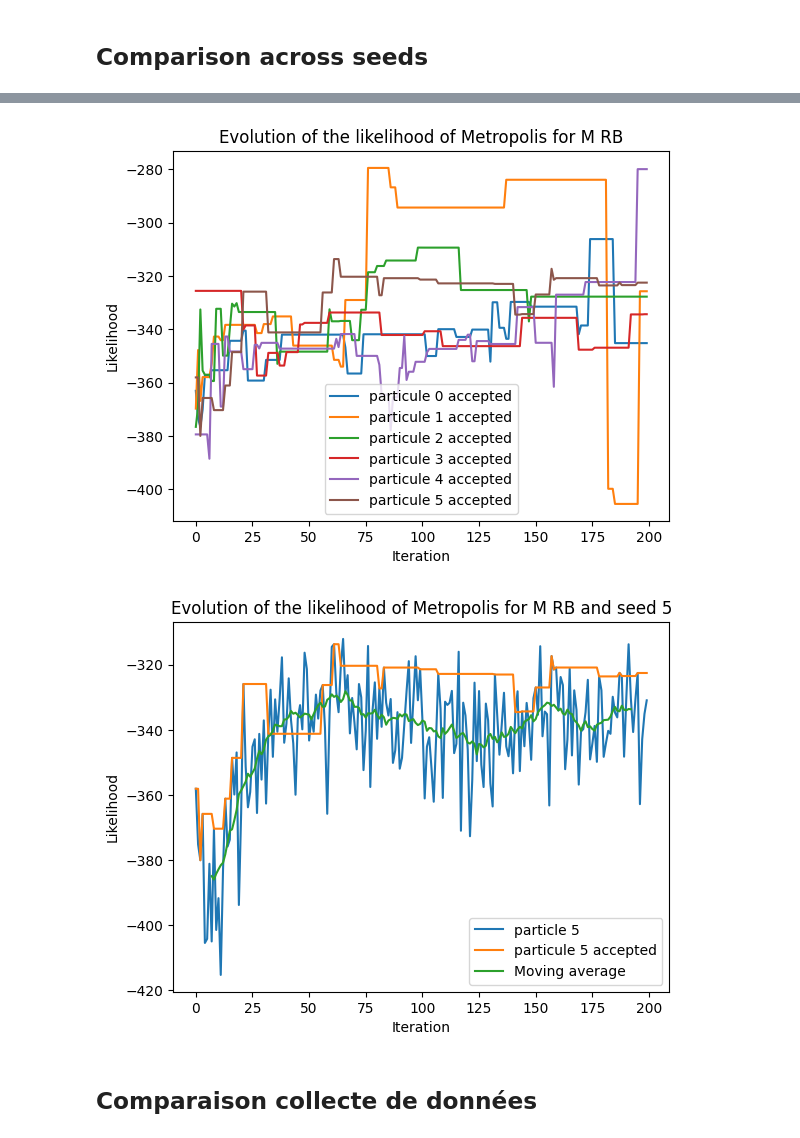
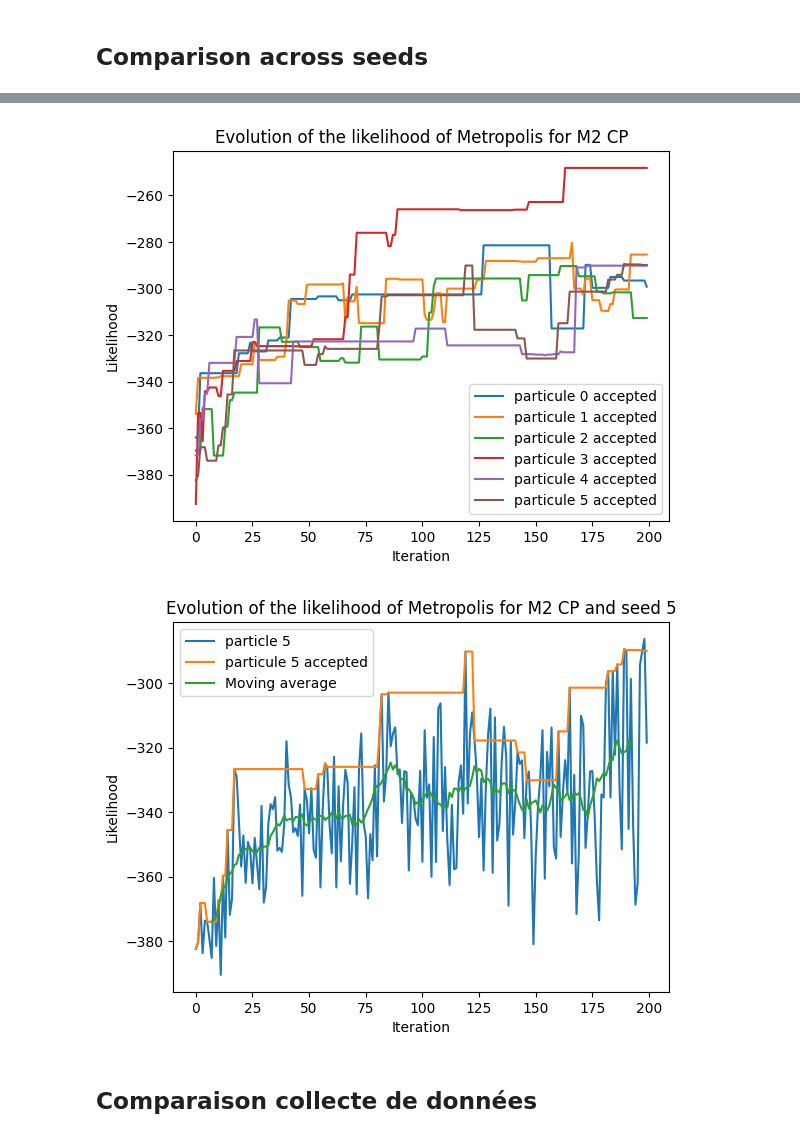
Before and after one commit to flowersteam/WorldLLM, a Jupyter notebook: compare_method.ipynb, the cells around one changed output, grey strips where cells are left out. Cells and saved outputs as stored; diff of their text form; code cells hidden in the pictures.

```diff
--- a/compare_method.ipynb
+++ b/compare_method.ipynb
@@ -30,14 +30,14 @@ nb_transitions = len(test_observations)
 # Load the data
 
 
-shared_extension = "_trajABC"
+shared_extension = "_trajABC_wt5"
 baselines_to_load = [
     "playground_metropolis_pb",
     "playground_metropolis_rb",
     "playground_metropolis_cp",
     "playground_metropolis_db",
 ]
-baselines_names = ["M PB",  "M RB", "M CP", "M DB"]
+baselines_names = ["M2 PB",  "M2 RB", "M2 CP", "M2 DB"]
 assert len(baselines_to_load) == len(baselines_names)
 all_data = {k: [] for k in baselines_names}
 all_rules = {}
@@ -256,16 +256,16 @@ for b_name in all_baselines_name[1:]:
 # %%
 # Plot the evolution of the likelihood for the accepted rules
-baseline_name = "M RB"
+baseline_name = "M2 CP"
 plt.figure()
 for seed in range(all_rules[baseline_name].shape[0]):
     plt.plot(all_likelihoods[baseline_name][seed,all_additional_data[baseline_name]["prev_rules_ind"][seed,1:]], label="particule "+ str(seed)+" accepted")
 plt.xlabel("Iteration")
 plt.ylabel("Likelihood")
 plt.legend()
 plt.title(f"Evolution of the likelihood of Metropolis for {baseline_name}")
 plt.show()
 # %% [output]
-[figure, old version]
+[figure, new version]
 # %%
 seed = 5
 plt.figure()
@@ -282,7 +282,7 @@ plt.legend()
 plt.title(f"Evolution of the likelihood of Metropolis for {baseline_name} and seed " + str(seed))
 plt.show()
 # %% [output]
-[figure, old version]
+[figure, new version]
 # %% [markdown]
 ## Comparaison collecte de données
 # %%
```
Also changed, not shown: parts of 14 cells of this notebook.
